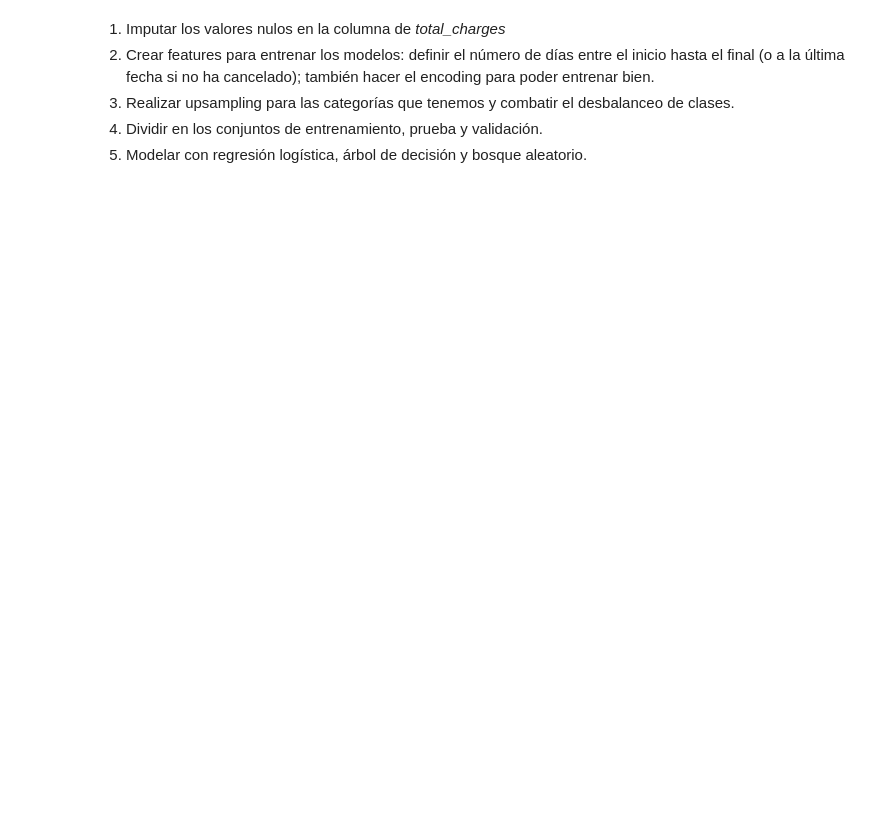
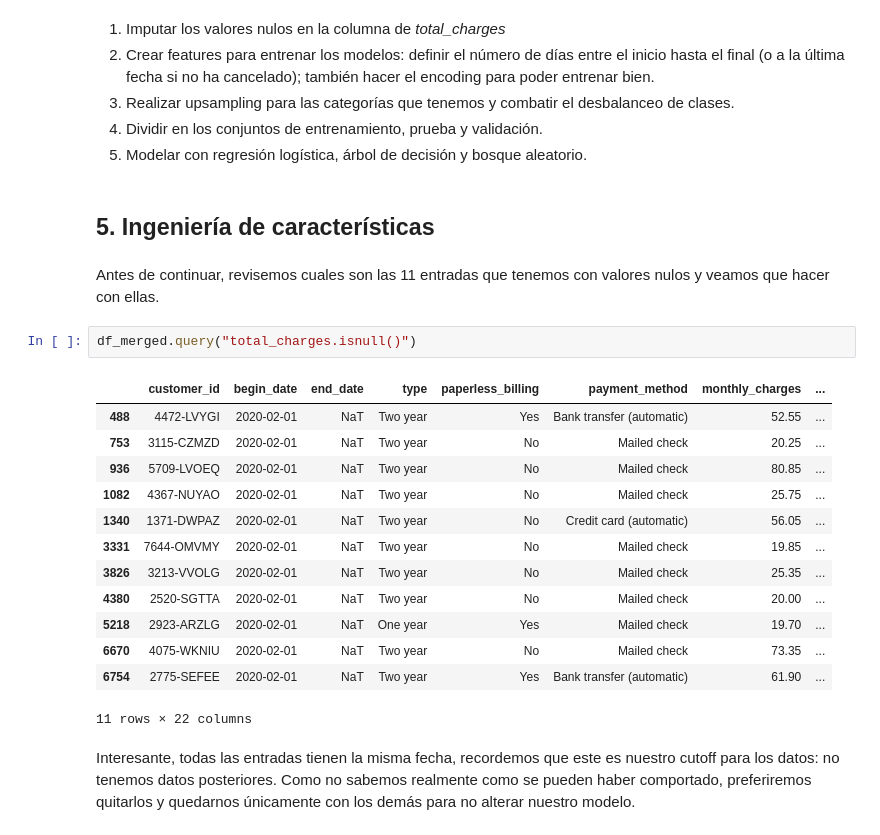
Before and after one commit to hjvalenzuelaloubet/yandex_practicum, a Jupyter notebook: proyecto_final/proyecto_final.ipynb, the cells around one changed output. Cells and saved outputs as stored; diff of their text form; blank space fills up the shorter version.

```diff
--- a/proyecto_final/proyecto_final.ipynb
+++ b/proyecto_final/proyecto_final.ipynb
@@ -590,3 +607,26 @@ Podemos dar unas conclusiones iniciales de este análisis exploratorio:
 3. Realizar upsampling para las categorías que tenemos y combatir el desbalanceo de clases.
 4.  Dividir en los conjuntos de entrenamiento, prueba y validación.
 5. Modelar con regresión logística, árbol de decisión y bosque aleatorio.
+# %% [markdown]
+## 5. Ingeniería de características
+# %% [markdown]
+Antes de continuar, revisemos cuales son las 11 entradas que tenemos con valores
+nulos y veamos que hacer con ellas.
+# %%
+df_merged.query("total_charges.isnull()")
+# %% [output]
+|  | customer_id | begin_date | end_date | type | paperless_billing | payment_method | monthly_charges | ... |
+| 488 | 4472-LVYGI | 2020-02-01 | NaT | Two year | Yes | Bank transfer (automatic) | 52.55 | ... |
+| 753 | 3115-CZMZD | 2020-02-01 | NaT | Two year | No | Mailed check | 20.25 | ... |
+| 936 | 5709-LVOEQ | 2020-02-01 | NaT | Two year | No | Mailed check | 80.85 | ... |
+| 1082 | 4367-NUYAO | 2020-02-01 | NaT | Two year | No | Mailed check | 25.75 | ... |
+| 1340 | 1371-DWPAZ | 2020-02-01 | NaT | Two year | No | Credit card (automatic) | 56.05 | ... |
+| 3331 | 7644-OMVMY | 2020-02-01 | NaT | Two year | No | Mailed check | 19.85 | ... |
+| 3826 | 3213-VVOLG | 2020-02-01 | NaT | Two year | No | Mailed check | 25.35 | ... |
+| 4380 | 2520-SGTTA | 2020-02-01 | NaT | Two year | No | Mailed check | 20.00 | ... |
+| 5218 | 2923-ARZLG | 2020-02-01 | NaT | One year | Yes | Mailed check | 19.70 | ... |
+| 6670 | 4075-WKNIU | 2020-02-01 | NaT | Two year | No | Mailed check | 73.35 | ... |
+| 6754 | 2775-SEFEE | 2020-02-01 | NaT | Two year | Yes | Bank transfer (automatic) | 61.90 | ... |
+11 rows × 22 columns
+# %% [markdown]
+Interesante, todas las entradas tienen la misma fecha, recordemos que este es nuestro cutoff para los datos: no tenemos datos posteriores. Como no sabemos realmente como se pueden haber comportado, preferiremos quitarlos y quedarnos únicamente con los demás para no alterar nuestro modelo.
```
Also changed, not shown: parts of 29 cells of this notebook.
